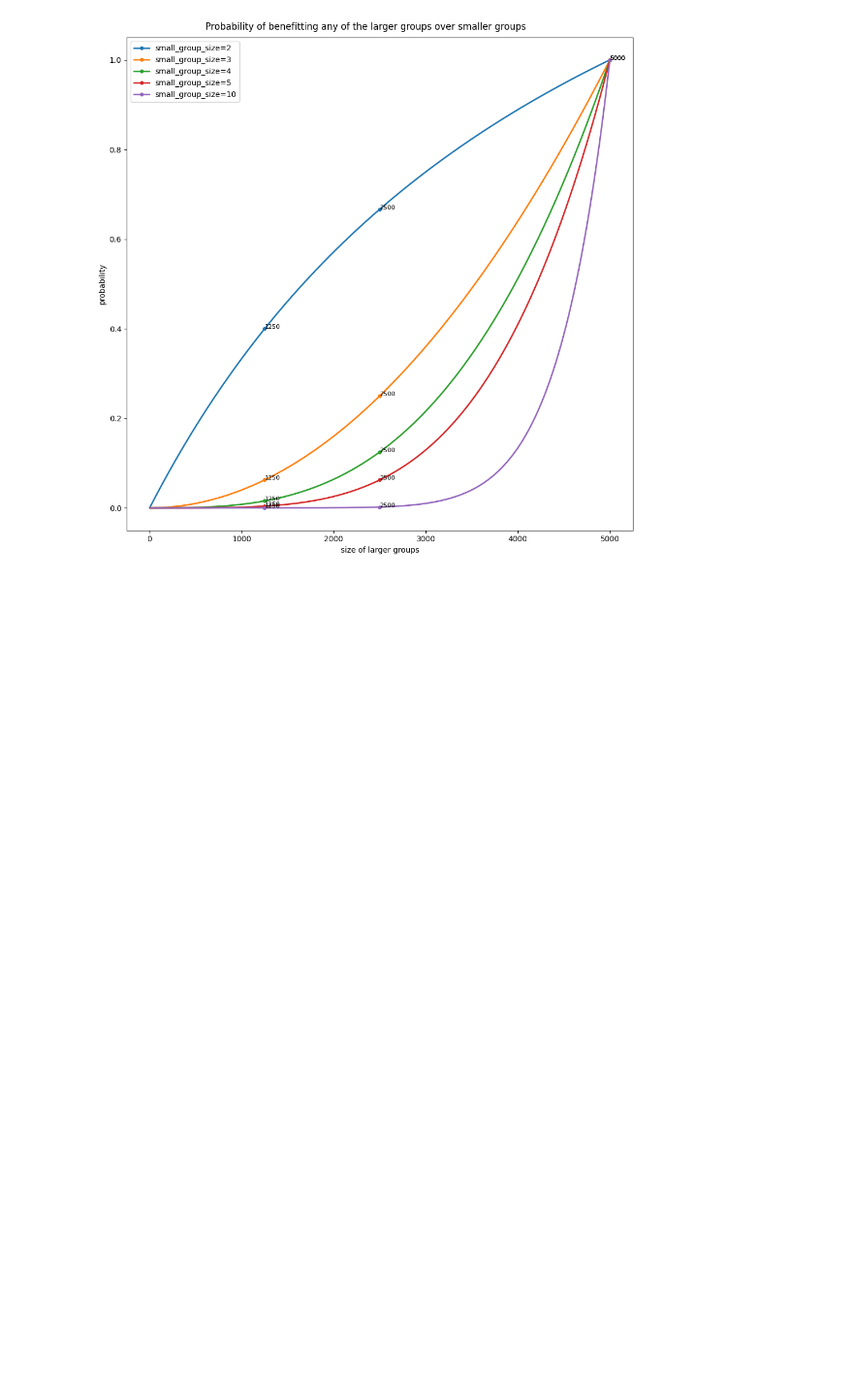
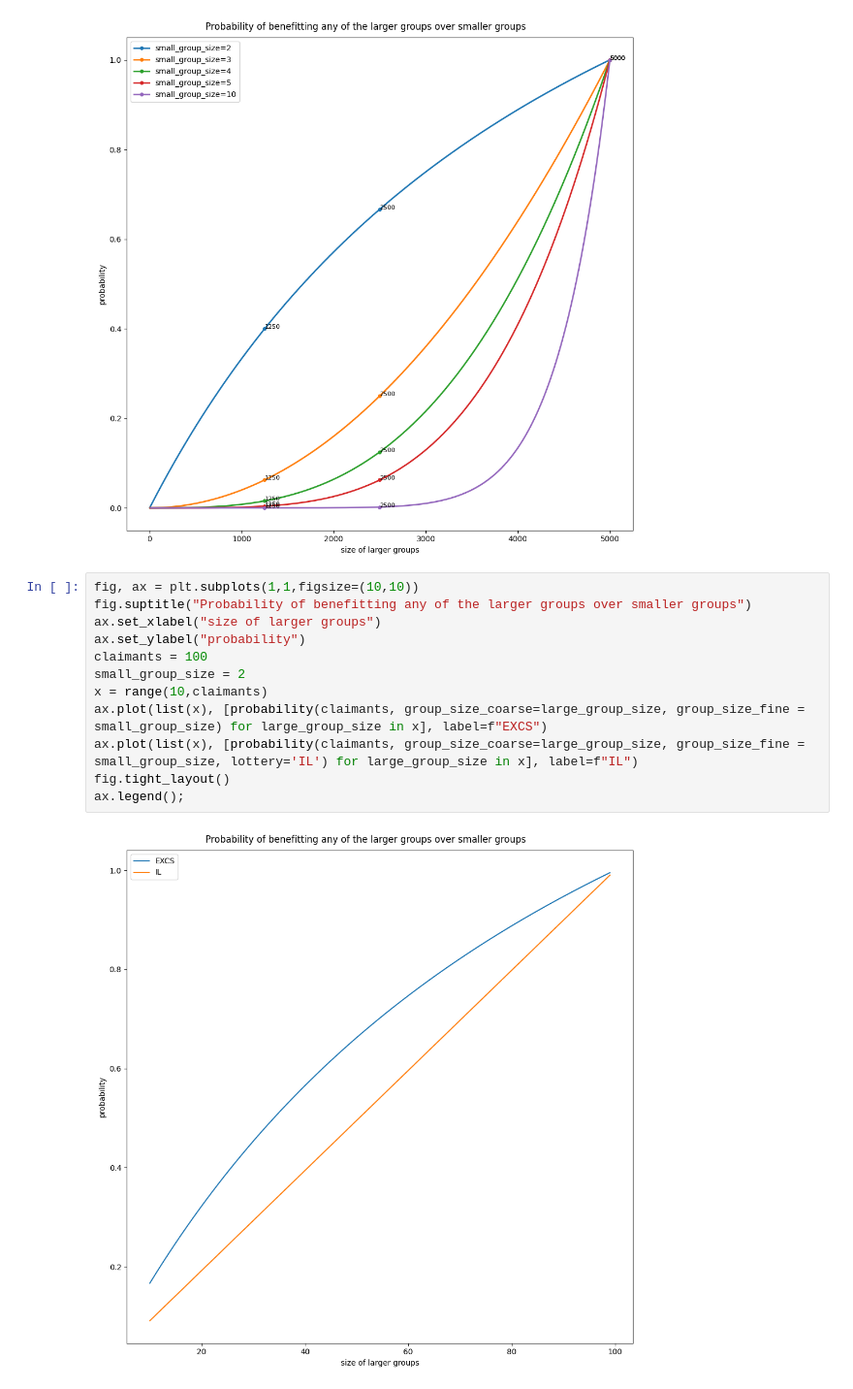
Before and after one commit to jpcars/lotteries, a Jupyter notebook: notebooks/create_plots.ipynb, the cells around one changed output. Shown at 97% size. Saved outputs shown, nothing was run; the diff lists cells and outputs as text; blank space fills up the shorter version.

```diff
--- a/notebooks/create_plots.ipynb
+++ b/notebooks/create_plots.ipynb
@@ -41,3 +41,17 @@ fig.tight_layout()
 ax.legend();
 # %% [output]
 [figure]
+# %%
+fig, ax = plt.subplots(1,1,figsize=(10,10))
+fig.suptitle("Probability of benefitting any of the larger groups over smaller groups")
+ax.set_xlabel("size of larger groups")
+ax.set_ylabel("probability")
+claimants = 100
+small_group_size = 2
+x = range(10,claimants)
+ax.plot(list(x), [probability(claimants, group_size_coarse=large_group_size, group_size_fine = small_group_size) for large_group_size in x], label=f"EXCS")
+ax.plot(list(x), [probability(claimants, group_size_coarse=large_group_size, group_size_fine = small_group_size, lottery='IL') for large_group_size in x], label=f"IL")
+fig.tight_layout()
+ax.legend();
+# %% [output]
+[figure, added]
```
Also changed, not shown: parts of 1 cell of this notebook, 1 other file.
